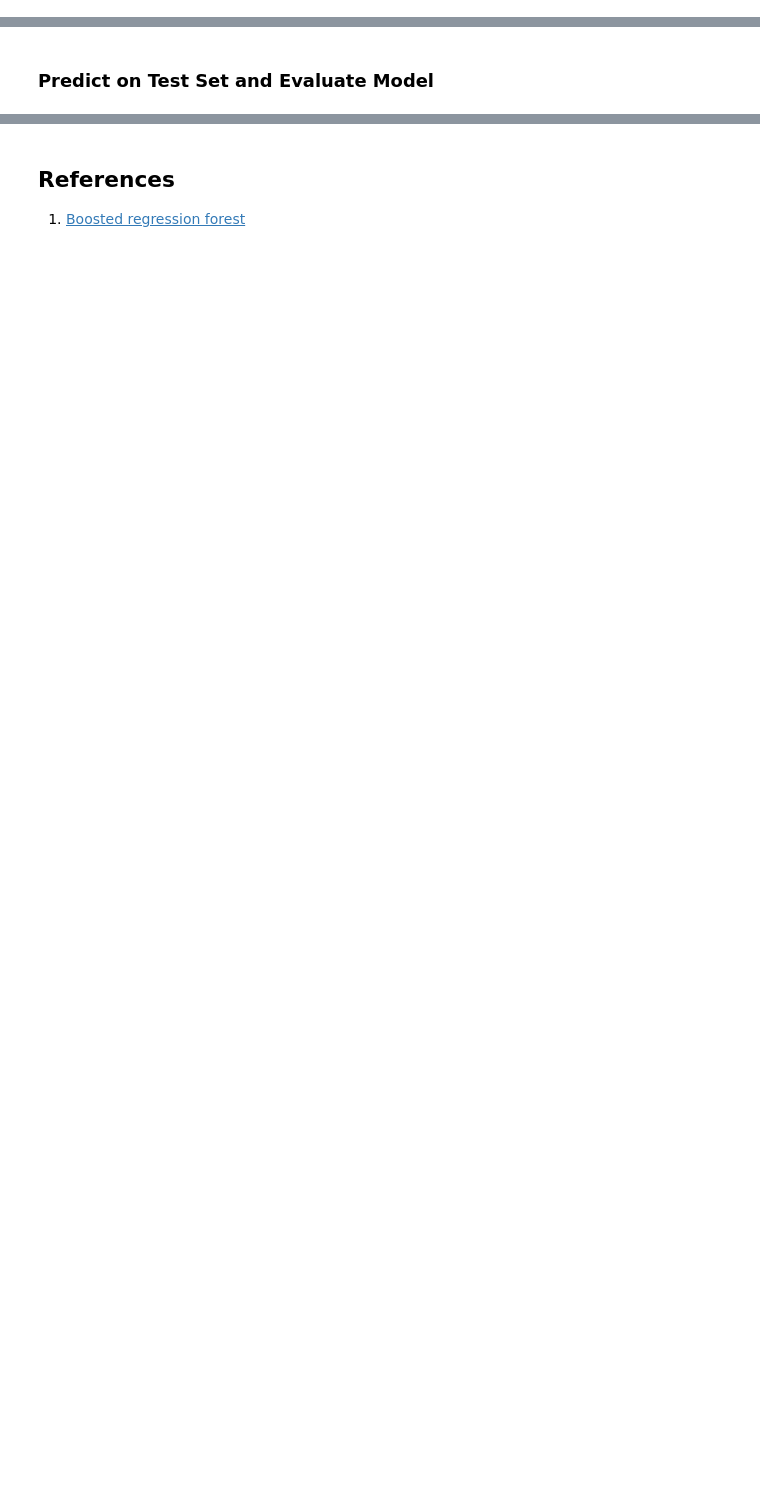
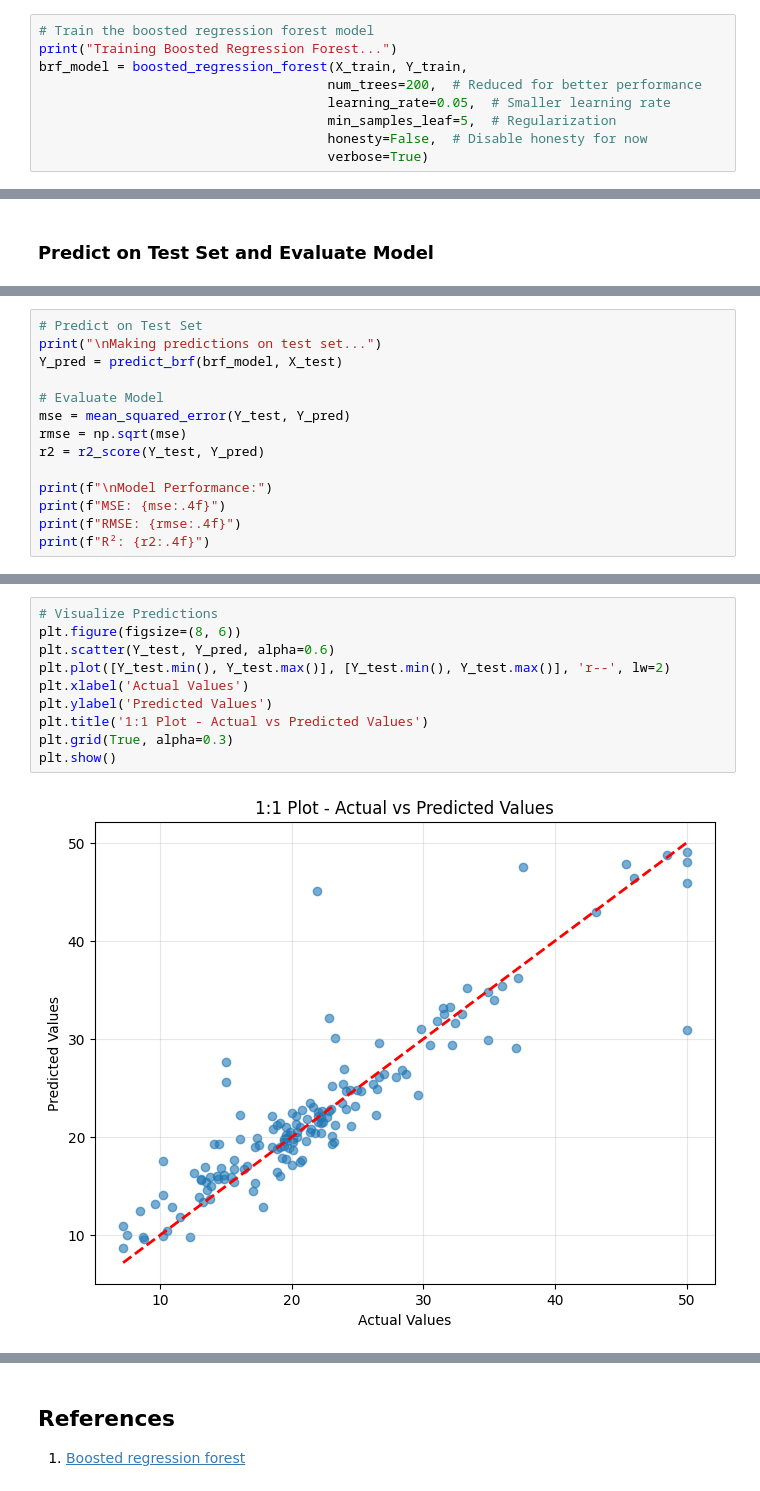
Before and after one commit to zia207/python-colab, a Jupyter notebook: NoteBook/Machine_Learning/Tree_based/03-01-02-08-11-tree-based-models-bagging-grf-boosted-regression-forest-python.ipynb, the cells around one changed output, grey strips where cells are left out. Cells and saved outputs as stored; diff of their text form; blank space fills up the shorter version.

```diff
--- a/NoteBook/Machine_Learning/Tree_based/03-01-02-08-11-tree-based-models-bagging-grf-boosted-regression-forest-python.ipynb
+++ b/NoteBook/Machine_Learning/Tree_based/03-01-02-08-11-tree-based-models-bagging-grf-boosted-regression-forest-python.ipynb
@@ -169,0 +235,9 @@ Number of forests:  3
+# %%
+# Train the boosted regression forest model
+print("Training Boosted Regression Forest...")
+brf_model = boosted_regression_forest(X_train, Y_train,
+                                     num_trees=200,  # Reduced for better performance
+                                     learning_rate=0.05,  # Smaller learning rate
+                                     min_samples_leaf=5,  # Regularization
+                                     honesty=False,  # Disable honesty for now
+                                     verbose=True)
@@ -203,0 +250,14 @@ plt.show()
+# %%
+# Predict on Test Set
+print("\nMaking predictions on test set...")
+Y_pred = predict_brf(brf_model, X_test)
+
+# Evaluate Model
+mse = mean_squared_error(Y_test, Y_pred)
+rmse = np.sqrt(mse)
+r2 = r2_score(Y_test, Y_pred)
+
+print(f"\nModel Performance:")
+print(f"MSE: {mse:.4f}")
+print(f"RMSE: {rmse:.4f}")
+print(f"R²: {r2:.4f}")
@@ -203,0 +271,12 @@ plt.show()
+# %%
+# Visualize Predictions
+plt.figure(figsize=(8, 6))
+plt.scatter(Y_test, Y_pred, alpha=0.6)
+plt.plot([Y_test.min(), Y_test.max()], [Y_test.min(), Y_test.max()], 'r--', lw=2)
+plt.xlabel('Actual Values')
+plt.ylabel('Predicted Values')
+plt.title('1:1 Plot - Actual vs Predicted Values')
+plt.grid(True, alpha=0.3)
+plt.show()
+# %% [output]
+[figure, added]
```
Also changed, not shown: parts of 17 cells of this notebook.
